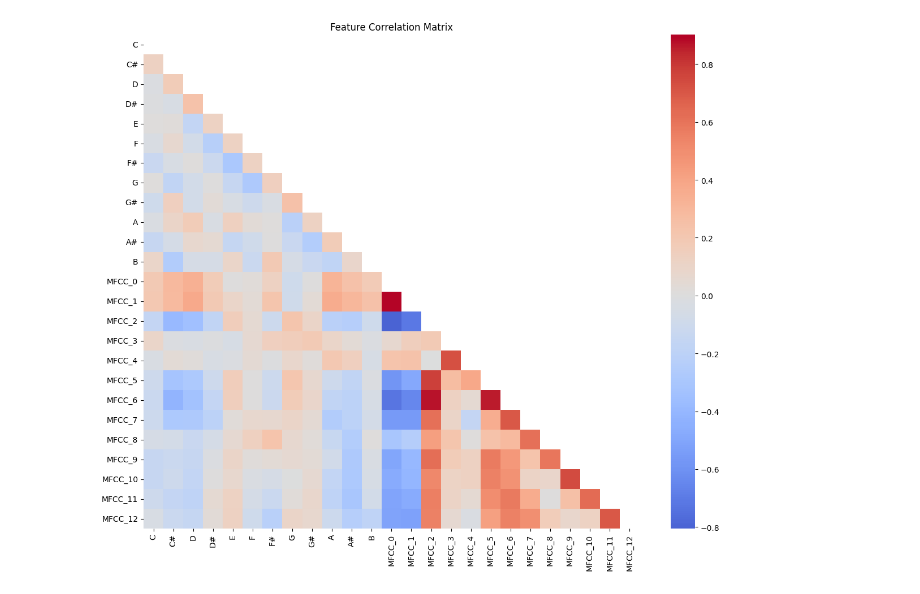
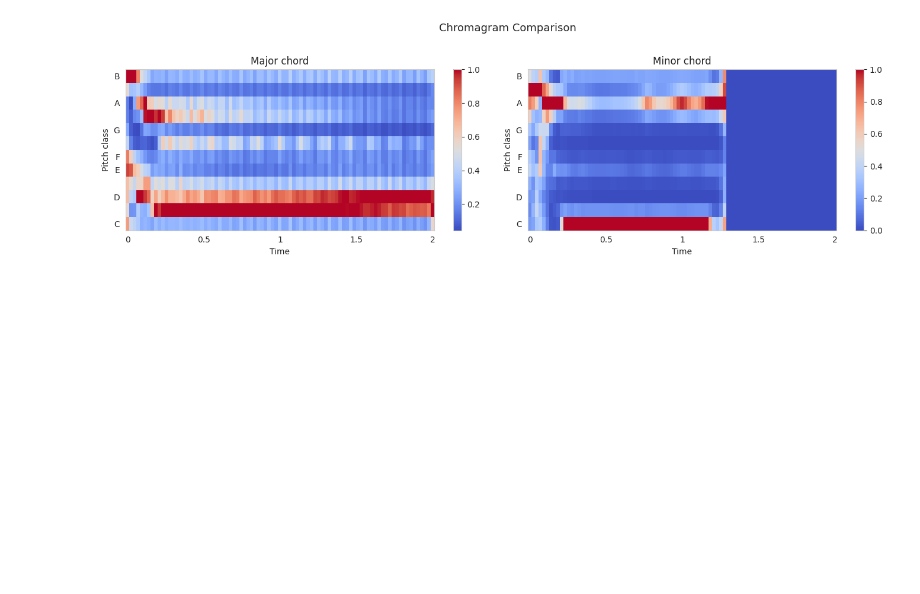
Before and after one commit to Stelllarce/ChordClassifier, a Jupyter notebook: notebooks/02_feature_analysis.ipynb, the cells around one changed output. Cells and saved outputs as stored; diff of their text form; code cells hidden in the pictures; blank space fills up the shorter version.

```diff
--- a/notebooks/02_feature_analysis.ipynb
+++ b/notebooks/02_feature_analysis.ipynb
@@ -40,12 +63,24 @@ Labels: (array(['Major', 'Minor'], dtype='<U5'), array([502, 357]))
 # %%
-fig, axes = plt.subplots(5, 5, figsize=(20, 16))
-axes = axes.flatten()
-for i, col in enumerate(feature_names):
-    ax = axes[i]
-    df[df['label'] == 'Major'][col].hist(ax=ax, bins=25, alpha=0.7, color='steelblue', label='Major')
-    df[df['label'] == 'Minor'][col].hist(ax=ax, bins=25, alpha=0.7, color='coral', label='Minor')
-    ax.set_title(col, fontsize=9)
-    ax.legend(fontsize=7)
+rng = np.random.RandomState(42)
+
+major_indices = [i for i, d in enumerate(audio_data) if d[2] == 'Major']
+minor_indices = [i for i, d in enumerate(audio_data) if d[2] == 'Minor']
+
+idx_maj = rng.choice(major_indices)
+idx_min = rng.choice(minor_indices)
+
+samples = [
+    ('Major chord', audio_data[idx_maj]),
+    ('Minor chord', audio_data[idx_min])
+]
+
+fig, axes = plt.subplots(1, 2, figsize=(14, 3))
+for ax, (title, (y, sr, label, src)) in zip(axes, samples):
+    librosa.display.waveshow(y, sr=sr, ax=ax, color='steelblue')
+    ax.set_title(f'{title} (src: {src})')
+    ax.set_xlabel('Time (s)')
+    ax.set_ylabel('Amplitude')
+plt.suptitle('Waveform Comparison', fontsize=13, y=1.02)
 plt.tight_layout()
 plt.show()
 # %% [output]
@@ -53,12 +88,14 @@ plt.show()
 # %%
-fig, ax = plt.subplots(figsize=(12, 10))
-corr = df[feature_names].corr()
-mask = np.triu(np.ones_like(corr, dtype=bool))
-sns.heatmap(corr, mask=mask, cmap='coolwarm', center=0, annot=False,
-            xticklabels=feature_names, yticklabels=feature_names, ax=ax)
-ax.set_title('Feature Correlation Matrix')
+fig, axes = plt.subplots(1, 2, figsize=(14, 4))
+for ax, (title, (y, sr, label, src)) in zip(axes, samples):
+    chroma = librosa.feature.chroma_stft(y=y, sr=sr, hop_length=512)
+    img = librosa.display.specshow(chroma, y_axis='chroma', x_axis='time',
+                                   sr=sr, hop_length=512, ax=ax, cmap='coolwarm')
+    ax.set_title(f'{title}')
+    fig.colorbar(img, ax=ax, format='%.1f')
+plt.suptitle('Chromagram Comparison', fontsize=13, y=1.02)
 plt.tight_layout()
 plt.show()
 # %% [output]
-[figure, old version]
+[figure, new version]
 # %%
```
Also changed, not shown: parts of 12 cells of this notebook, 10 other files.
